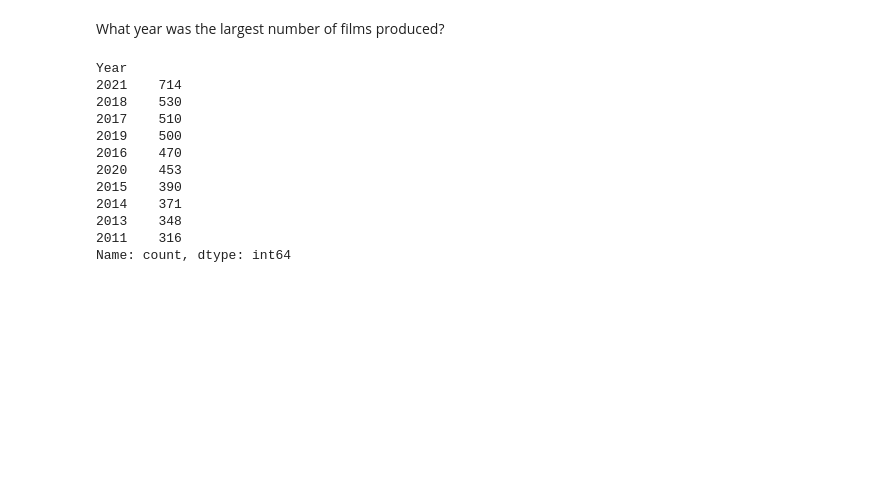
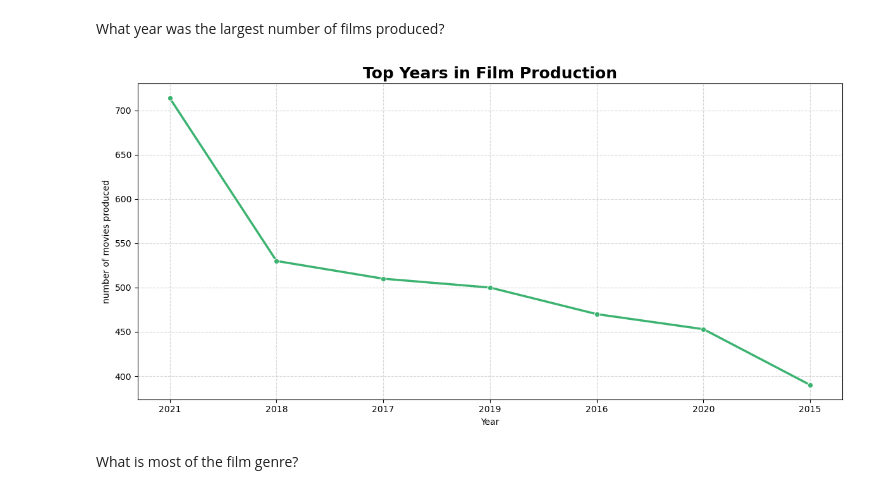
Before and after one commit to samamohamedd/IEEE-Tasks, a Jupyter notebook: task2-Visualizations/code.ipynb, the cells around one changed output. Cells and saved outputs as stored; diff of their text form; code cells hidden in the pictures; blank space fills up the shorter version.

```diff
--- a/task2-Visualizations/code.ipynb
+++ b/task2-Visualizations/code.ipynb
@@ -67,19 +69,25 @@ plt.show()
 # %% [markdown]
 What year was the largest number of films produced?
 # %%
-df["Year"] = df["Release_Date"].apply(lambda x: re.search(r'\d{4}', x).group())
+df["Release_Year"] = df["Release_Date"].apply(lambda x: re.search(r'\d{4}', x).group())
-# %%
-df["Year"].value_counts().head(10)
-# %% [output]
-Year
-2021    714
-2018    530
-2017    510
-2019    500
-2016    470
-2020    453
-2015    390
-2014    371
-2013    348
-2011    316
-Name: count, dtype: int64
+# %%
+top_years = df["Release_Year"].value_counts().reset_index().sort_values(by= 'count', ascending=False).head(7)
+top_years.columns = ['Year', 'Movie_Count']
+# %%
+plt.figure(figsize=(12,6))
+sns.lineplot(x=top_years['Year'],
+    y=top_years['Movie_Count'],
+    marker='o',
+    linewidth=2.5,
+    color='mediumseagreen' )
+
+plt.title('Top Years in Film Production', fontsize=18, fontweight='bold')
+plt.grid(visible=True, linestyle='--', alpha=0.5)
+plt.tight_layout()
+plt.xlabel('Year')
+plt.ylabel('number of movies produced')
+plt.show()
+# %% [output]
+[figure, added]
+# %% [markdown]
+What is most of the film genre?
```
Also changed, not shown: parts of 6 cells of this notebook.
